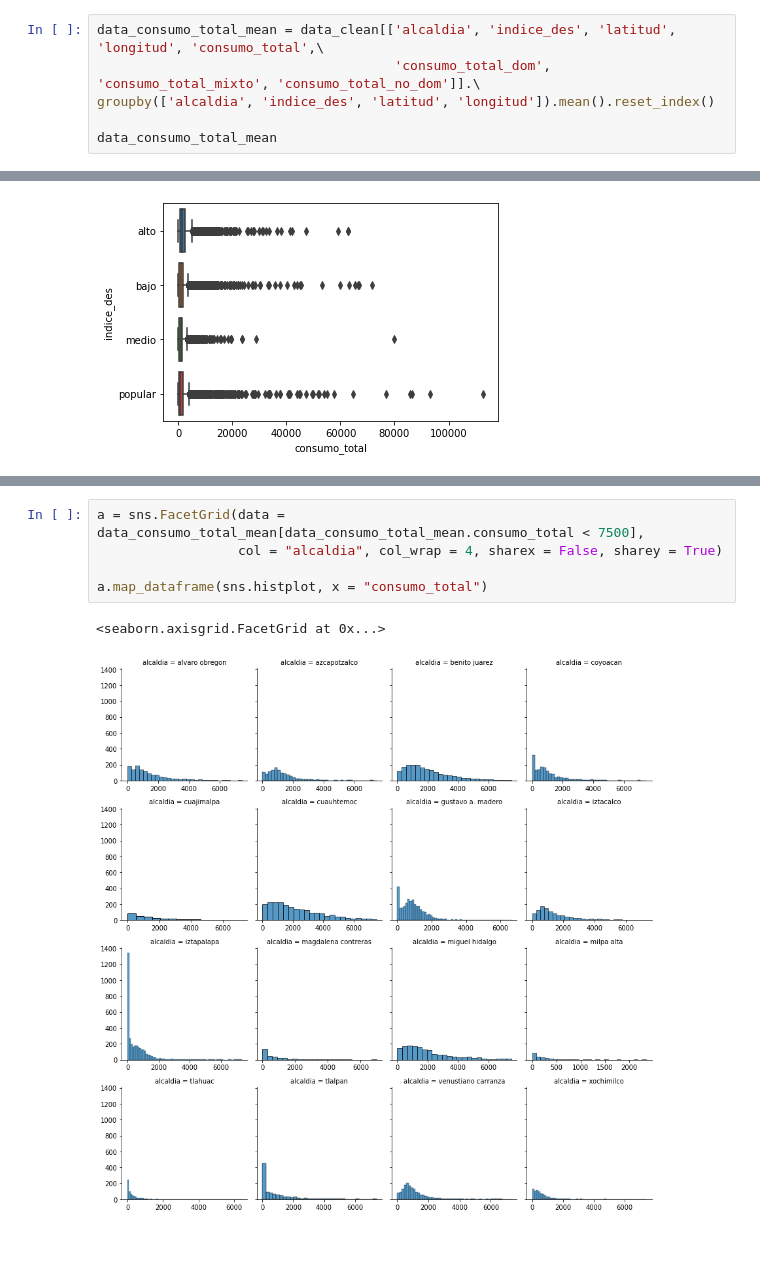
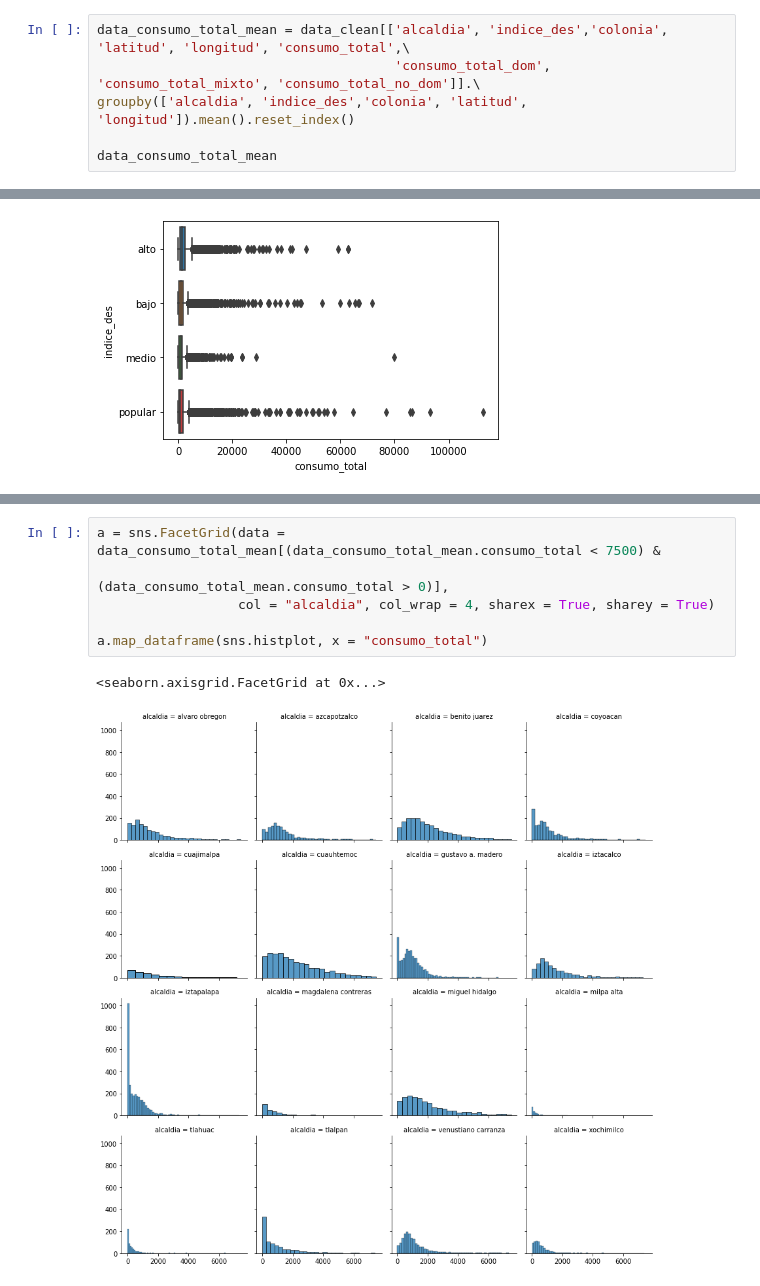
Before and after one commit to lechugaa/intro_ds_p1_consumo_agua, a Jupyter notebook: Lab_1_MH.ipynb, the cells around one changed output, grey strips where cells are left out. Drawn from its saved outputs; the diff is of its cells as text; blank space fills up the shorter version.

```diff
--- a/Lab_1_MH.ipynb
+++ b/Lab_1_MH.ipynb
@@ -224,7 +132,7 @@ data_clean.groupby(['alcaldia', 'indice_des', 'latitud', 'longitud']).mean(['con
 # %%
-data_consumo_total_mean = data_clean[['alcaldia', 'indice_des', 'latitud', 'longitud', 'consumo_total',\
+data_consumo_total_mean = data_clean[['alcaldia', 'indice_des','colonia', 'latitud', 'longitud', 'consumo_total',\
                                       'consumo_total_dom', 'consumo_total_mixto', 'consumo_total_no_dom']].\
-groupby(['alcaldia', 'indice_des', 'latitud', 'longitud']).mean().reset_index()
+groupby(['alcaldia', 'indice_des','colonia', 'latitud', 'longitud']).mean().reset_index()
 
 data_consumo_total_mean
 # %% [output]
@@ -286,10 +213,11 @@ sns.histplot(x = "consumo_total", hue = "indice_des", data = data_consumo_total_
 # %%
-a = sns.FacetGrid(data = data_consumo_total_mean[data_consumo_total_mean.consumo_total < 7500],
-                  col = "alcaldia", col_wrap = 4, sharex = False, sharey = True)
+a = sns.FacetGrid(data = data_consumo_total_mean[(data_consumo_total_mean.consumo_total < 7500) &
+                                                 (data_consumo_total_mean.consumo_total > 0)],
+                  col = "alcaldia", col_wrap = 4, sharex = True, sharey = True)
 
 a.map_dataframe(sns.histplot, x = "consumo_total")
 # %% [output]
 <seaborn.axisgrid.FacetGrid at 0x...>
-[figure, old version]
+[figure, new version]
 # %%
 b = sns.FacetGrid(data = data_consumo_total_mean[data_consumo_total_mean.consumo_total < 7500],
```
Also changed, not shown: parts of 18 cells of this notebook.
